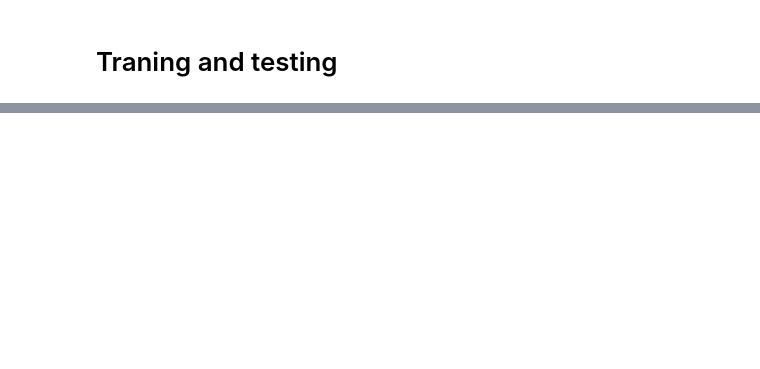
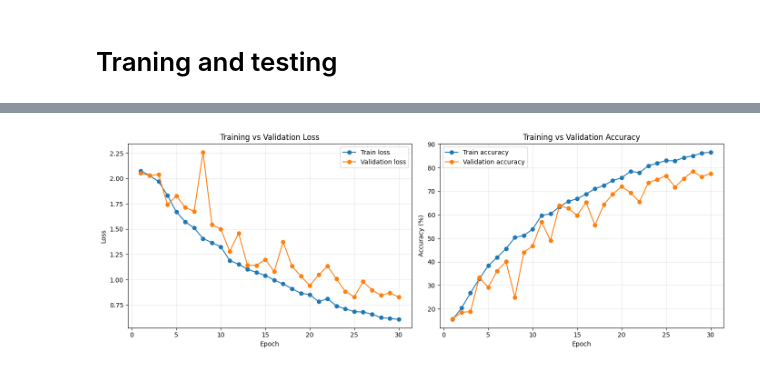
Before and after one commit to LinaAngione/ProjectML-speech-emotion-recognition, a Jupyter notebook: phase1-without-speaker-indipendent.ipynb, the cells around one changed output, grey strips where cells are left out. Cells and saved outputs as stored; diff of their text form; code cells hidden in the pictures; blank space fills up the shorter version.

```diff
--- a/phase1-without-speaker-indipendent.ipynb
+++ b/phase1-without-speaker-indipendent.ipynb
@@ -682,7 +736,7 @@ Shape del Mel-Spectrogram: torch.Size([1, 128, 260])
 class CRNN(nn.Module):
     """
     CRNN Architecture (Choi et al., 2016):
-    - 4x Conv2D (3x3 kernel) + BatchNorm + ELU + MaxPool + Dropout(0.1)
+    - 4x Conv2D (3x3 kernel) + BatchNorm + ELU + MaxPool + Dropout(dropout)
     - AdaptiveAvgPool2d -> (freq=1, time=15)
     - 2-layer GRU
     - Last hidden state -> FC -> num_classes
@@ -693,11 +747,11 @@ class CRNN(nn.Module):
 
     def __init__(self, num_classes: int, n_channels: int = 68,
                  rnn_hidden: int = 68, rnn_layers: int = 2,
-                 dropout: float = 0.1):
+                 dropout: float = 0.2):
         super().__init__()
 
         # ── CNN sub-network ───────────────────────────────────────────────
-        # 4 blocchi: Conv2D(3×3) → BatchNorm → ELU → MaxPool → Dropout(0.1)
+        # 4 blocchi: Conv2D(3×3) → BatchNorm → ELU → MaxPool → Dropout(dropout)
         # Pooling asimmetrico: riduce la frequenza più velocemente del tempo
         # per preservare abbastanza passi temporali per la GRU.
         #
@@ -783,12 +837,14 @@ class CRNN(nn.Module):
 # 4. Inizializza il modello con il TUO numero di classi
 NUMERO_EMOZIONI = 8
 
+# Regolarizzazione: dropout aumentato da 0.1 a 0.2
+# per ridurre il gap train/validation senza rendere il modello troppo rigido.
 model_crnn = CRNN(
     num_classes=NUMERO_EMOZIONI,
     n_channels=68,   # Conv1: 68 maps | Conv2-4: 136 maps  (Tabella 1, 0.5M)
     rnn_hidden=68,   # GRU hidden units                    (Tabella 1, 0.5M)
     rnn_layers=2,    # 2-layer GRU                         (Sezione 2.4)
-    dropout=0.1      # weak dropout                        (Sezione 2)
+    dropout=0.2      # regolarizzazione moderata per ridurre alta varianza
 )
 # ── Shape check ───────────────────────────────────────────────────────────────
 _dummy = torch.zeros(2, 1, 64, 128)
@@ -882,0 +953,35 @@ Test Epoch: 3   Accuracy: 111/433 (26%)
+# %%
+
+# Curve di training: Loss e Accuracy
+# Questa cella va eseguita dopo il training.
+
+epochs = range(1, len(history["train_loss"]) + 1)
+
+plt.figure(figsize=(14, 5))
+
+plt.subplot(1, 2, 1)
+plt.plot(epochs, history["train_loss"], marker="o", label="Train loss")
+plt.plot(epochs, history["val_loss"], marker="o", label="Validation loss")
+plt.xlabel("Epoch")
+plt.ylabel("Loss")
+plt.title("Training vs Validation Loss")
+plt.grid(True, alpha=0.3)
+plt.legend()
+
+plt.subplot(1, 2, 2)
+plt.plot(epochs, history["train_acc"], marker="o", label="Train accuracy")
+plt.plot(epochs, history["val_acc"], marker="o", label="Validation accuracy")
+plt.xlabel("Epoch")
+plt.ylabel("Accuracy (%)")
+plt.title("Training vs Validation Accuracy")
+plt.grid(True, alpha=0.3)
+plt.legend()
+
+plt.tight_layout()
+plt.show()
+
+# Stampa sintetica dell'ultimo valore disponibile
+print(f"Final train loss: {history['train_loss'][-1]:.4f} | Final train acc: {history['train_acc'][-1]:.2f}%")
+print(f"Final val loss:   {history['val_loss'][-1]:.4f} | Final val acc:   {history['val_acc'][-1]:.2f}%")
+# %% [output]
+[figure, added]
```
Also changed, not shown: parts of 9 cells of this notebook.
